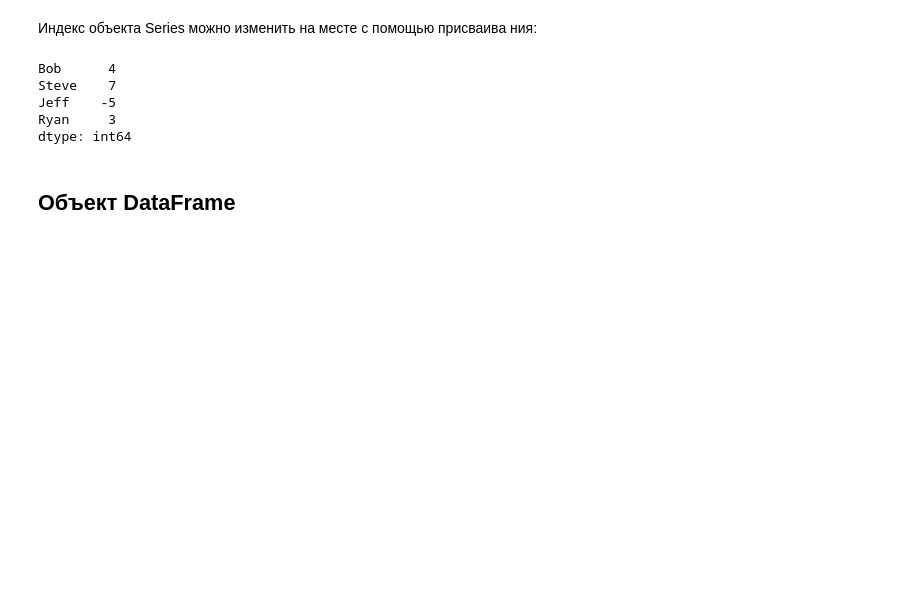
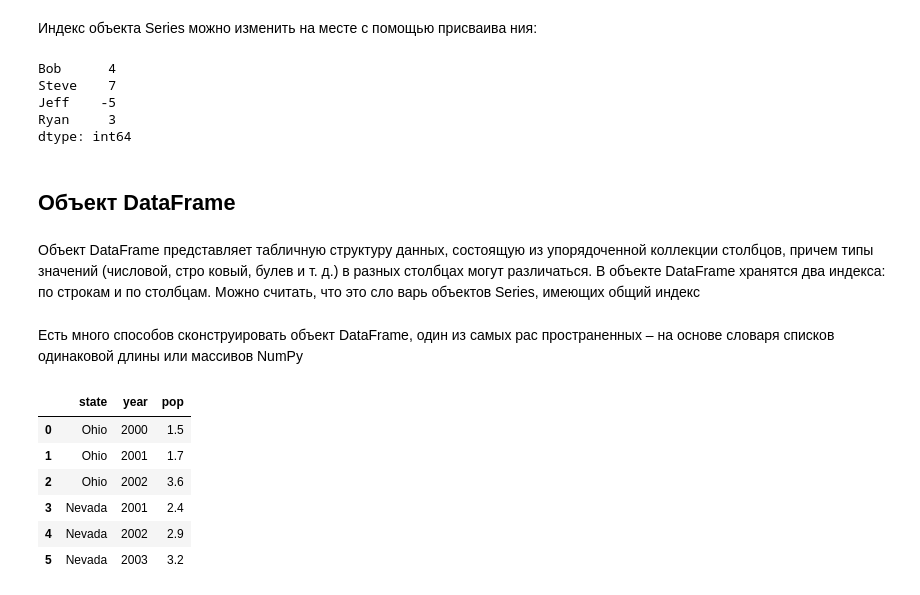
Before and after one commit to dadaxonEnigma/Python-and-Data-Analysis, a Jupyter notebook: EDA/part2.ipynb, the cells around one changed output. Saved outputs shown, nothing was run; the diff lists cells and outputs as text; code cells hidden in the pictures; blank space fills up the shorter version.

```diff
--- a/EDA/part2.ipynb
+++ b/EDA/part2.ipynb
@@ -138,3 +134,27 @@ Ryan     3
 dtype: int64
 # %% [markdown]
 ## Объект DataFrame
+# %% [markdown]
+Объект DataFrame представляет табличную структуру данных, состоящую из
+упорядоченной коллекции столбцов, причем типы значений (числовой, стро
+ковый, булев и т. д.) в разных столбцах могут различаться. В объекте DataFrame
+хранятся два индекса: по строкам и по столбцам. Можно считать, что это сло
+варь объектов Series, имеющих общий индекс
+# %% [markdown]
+ Есть много способов сконструировать объект DataFrame, один из самых рас
+пространенных – на основе словаря списков одинаковой длины или массивов
+NumPy
+# %%
+data = {"state": ["Ohio", "Ohio", "Ohio", "Nevada", "Nevada", "Nevada"],
+        "year": [2000, 2001, 2002, 2001, 2002, 2003],
+        "pop": [1.5, 1.7, 3.6, 2.4, 2.9, 3.2]}
+frame = pd.DataFrame(data)
+frame
+# %% [output]
+|  | state | year | pop |
+| 0 | Ohio | 2000 | 1.5 |
+| 1 | Ohio | 2001 | 1.7 |
+| 2 | Ohio | 2002 | 3.6 |
+| 3 | Nevada | 2001 | 2.4 |
+| 4 | Nevada | 2002 | 2.9 |
+| 5 | Nevada | 2003 | 3.2 |
```
Also changed, not shown: parts of 20 cells of this notebook.
